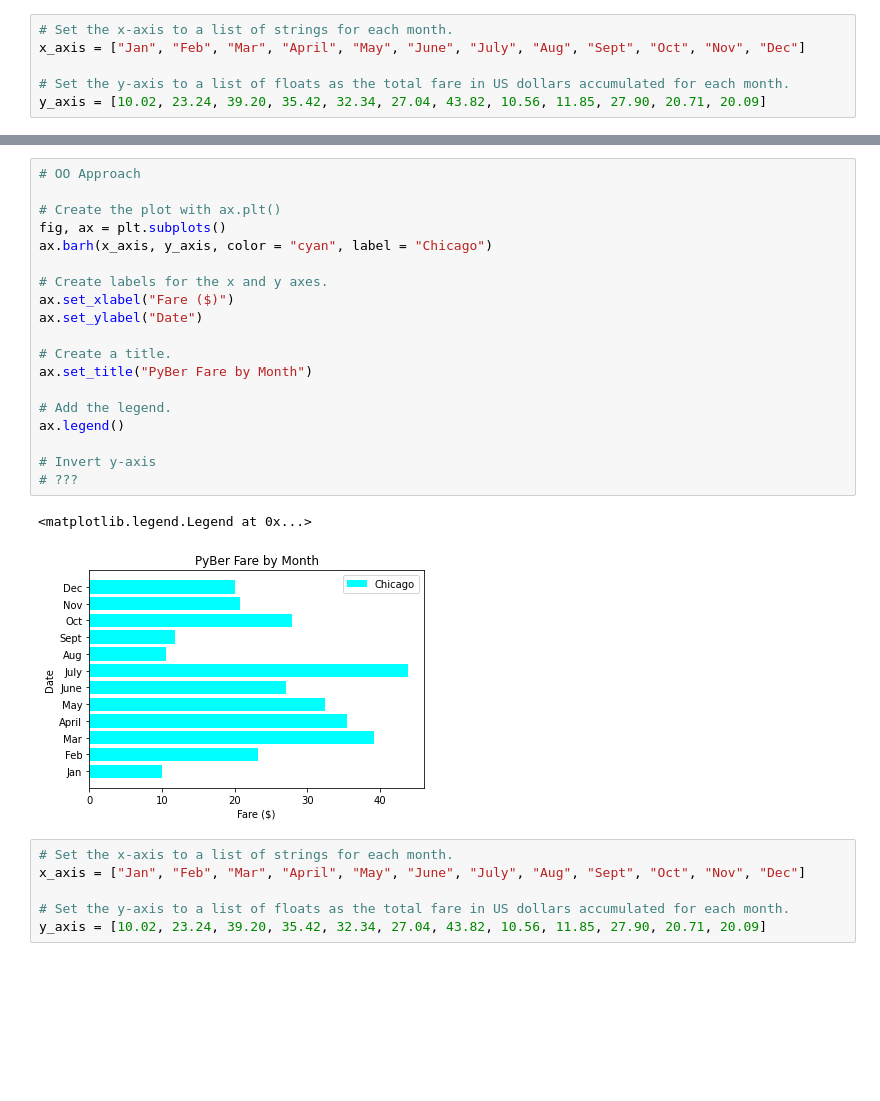
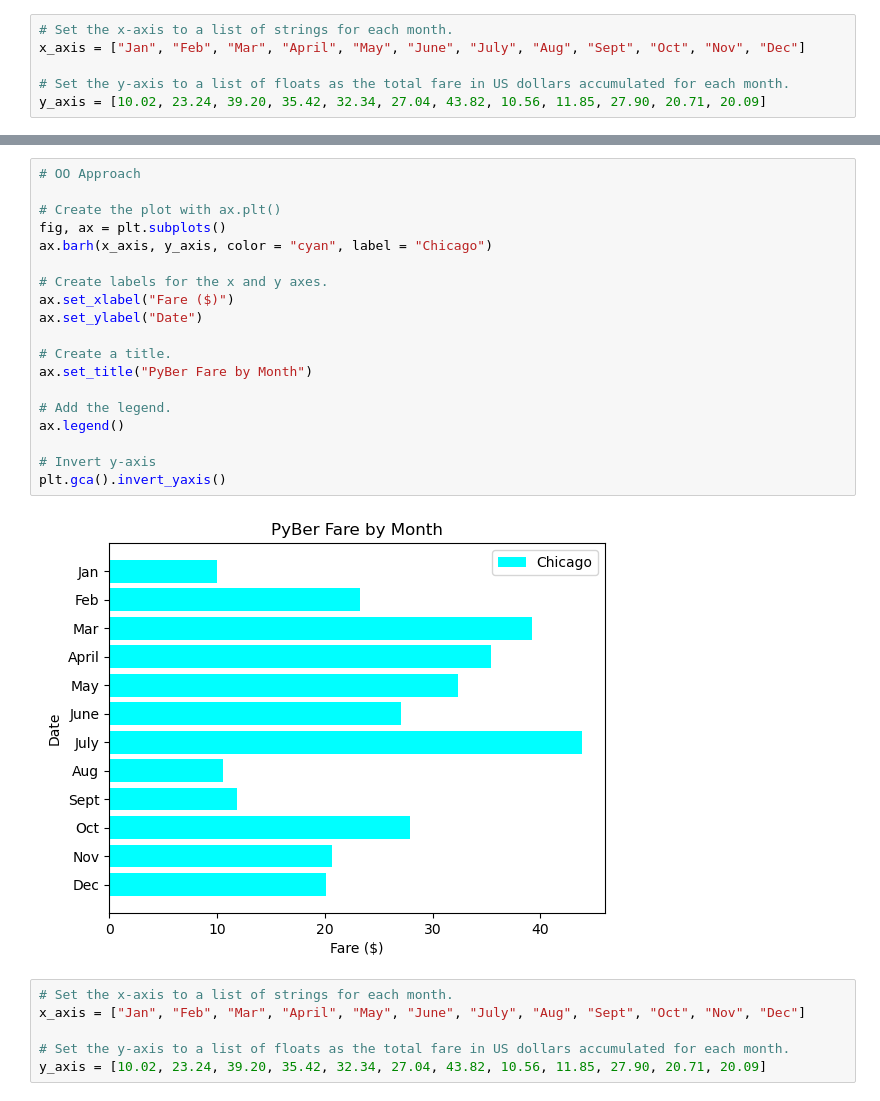
Before and after one commit to dharlerjr/PyBer_Analysis, a Jupyter notebook: matplotlib_practice.ipynb, the cells around one changed output, grey strips where cells are left out. Drawn from its saved outputs; the diff is of its cells as text; blank space fills up the shorter version.

```diff
--- a/matplotlib_practice.ipynb
+++ b/matplotlib_practice.ipynb
@@ -171,25 +203,24 @@ ax.barh(y_axis, x_axis)
 # %%
 # OO Approach
 
 # Create the plot with ax.plt()
 fig, ax = plt.subplots()
 ax.barh(x_axis, y_axis, color = "cyan", label = "Chicago")
 
 # Create labels for the x and y axes.
 ax.set_xlabel("Fare ($)")
 ax.set_ylabel("Date")
 
 # Create a title.
 ax.set_title("PyBer Fare by Month")
 
 # Add the legend.
 ax.legend()
 
 # Invert y-axis
-# ???
+plt.gca().invert_yaxis()
 # %% [output]
-<matplotlib.legend.Legend at 0x...>
-[figure, old version]
+[figure, new version]
 # %%
 # Set the x-axis to a list of strings for each month.
 x_axis = ["Jan", "Feb", "Mar", "April", "May", "June", "July", "Aug", "Sept", "Oct", "Nov", "Dec"]
```
Also changed, not shown: parts of 27 cells of this notebook, 13 other files.
